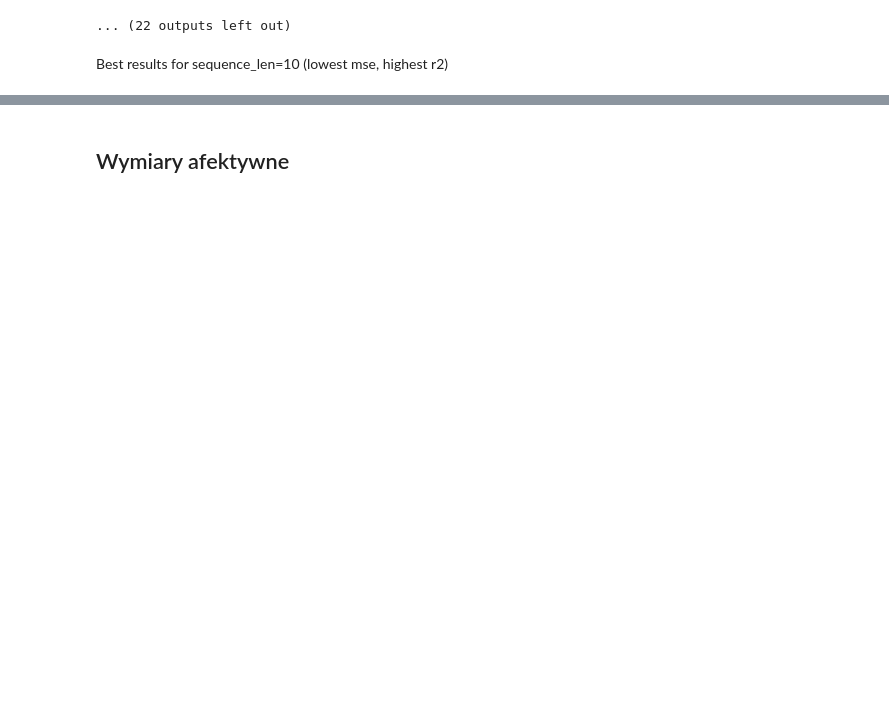
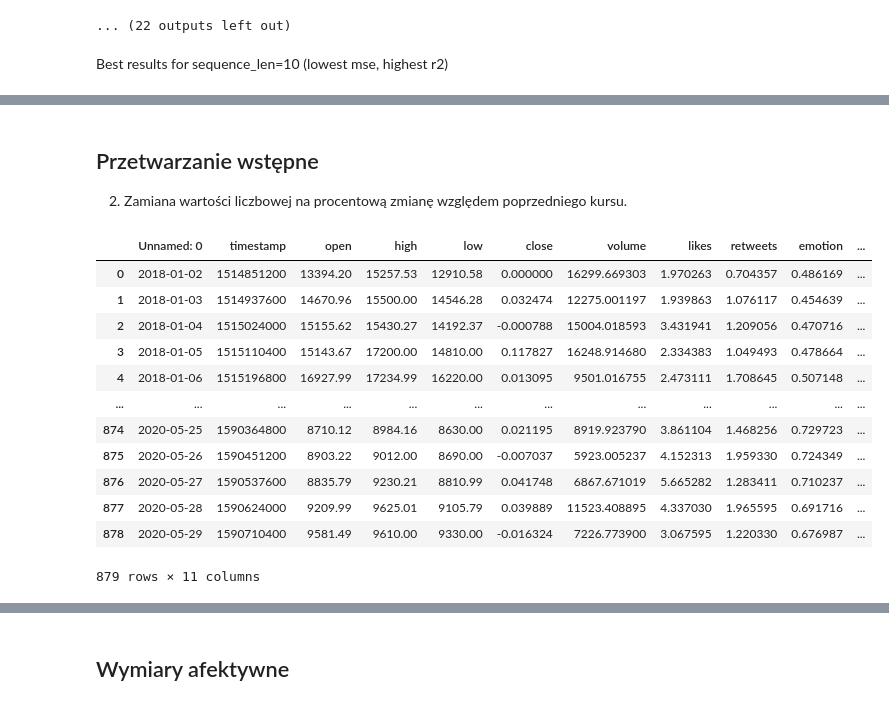
Before and after one commit to piotrdurniat/deep-neural-networks-lab, a Jupyter notebook: lab-11/lab11.ipynb, the cells around one changed output, grey strips where cells are left out. Drawn from its saved outputs; the diff is of its cells as text; code cells hidden in the pictures; blank space fills up the shorter version.

```diff
--- a/lab-11/lab11.ipynb
+++ b/lab-11/lab11.ipynb
@@ -1401,0 +1414,27 @@ Best results for sequence_len=10 (lowest mse, highest r2)
+# %% [markdown]
+## Przetwarzanie wstępne
+
+2. Zamiana wartości liczbowej na procentową zmianę względem poprzedniego kursu.
+# %%
+import copy
+
+merged_data_days = pd.read_csv("merged_data_days.csv")
+merged_data_days_pct = copy.deepcopy(merged_data_days)
+merged_data_days_pct["close"] = merged_data_days_pct["close"].pct_change()
+# %%
+merged_data_days_pct.loc[0, "close"] = 0
+display(merged_data_days_pct)
+# %% [output]
+|  | Unnamed: 0 | timestamp | open | high | low | close | volume | likes | retweets | emotion | ... |
+| 0 | 2018-01-02 | 1514851200 | 13394.20 | 15257.53 | 12910.58 | 0.000000 | 16299.669303 | 1.970263 | 0.704357 | 0.486169 | ... |
+| 1 | 2018-01-03 | 1514937600 | 14670.96 | 15500.00 | 14546.28 | 0.032474 | 12275.001197 | 1.939863 | 1.076117 | 0.454639 | ... |
+| 2 | 2018-01-04 | 1515024000 | 15155.62 | 15430.27 | 14192.37 | -0.000788 | 15004.018593 | 3.431941 | 1.209056 | 0.470716 | ... |
+| 3 | 2018-01-05 | 1515110400 | 15143.67 | 17200.00 | 14810.00 | 0.117827 | 16248.914680 | 2.334383 | 1.049493 | 0.478664 | ... |
+| 4 | 2018-01-06 | 1515196800 | 16927.99 | 17234.99 | 16220.00 | 0.013095 | 9501.016755 | 2.473111 | 1.708645 | 0.507148 | ... |
+| ... | ... | ... | ... | ... | ... | ... | ... | ... | ... | ... | ... |
+| 874 | 2020-05-25 | 1590364800 | 8710.12 | 8984.16 | 8630.00 | 0.021195 | 8919.923790 | 3.861104 | 1.468256 | 0.729723 | ... |
+| 875 | 2020-05-26 | 1590451200 | 8903.22 | 9012.00 | 8690.00 | -0.007037 | 5923.005237 | 4.152313 | 1.959330 | 0.724349 | ... |
+| 876 | 2020-05-27 | 1590537600 | 8835.79 | 9230.21 | 8810.99 | 0.041748 | 6867.671019 | 5.665282 | 1.283411 | 0.710237 | ... |
+| 877 | 2020-05-28 | 1590624000 | 9209.99 | 9625.01 | 9105.79 | 0.039889 | 11523.408895 | 4.337030 | 1.965595 | 0.691716 | ... |
+| 878 | 2020-05-29 | 1590710400 | 9581.49 | 9610.00 | 9330.00 | -0.016324 | 7226.773900 | 3.067595 | 1.220330 | 0.676987 | ... |
+879 rows × 11 columns
```
Also changed, not shown: parts of 8 cells of this notebook.
